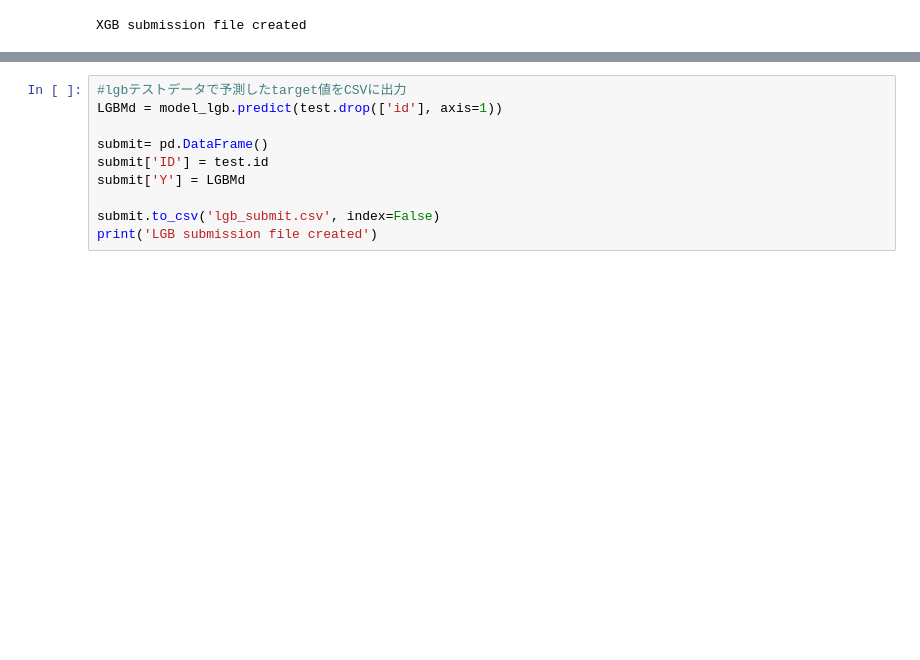
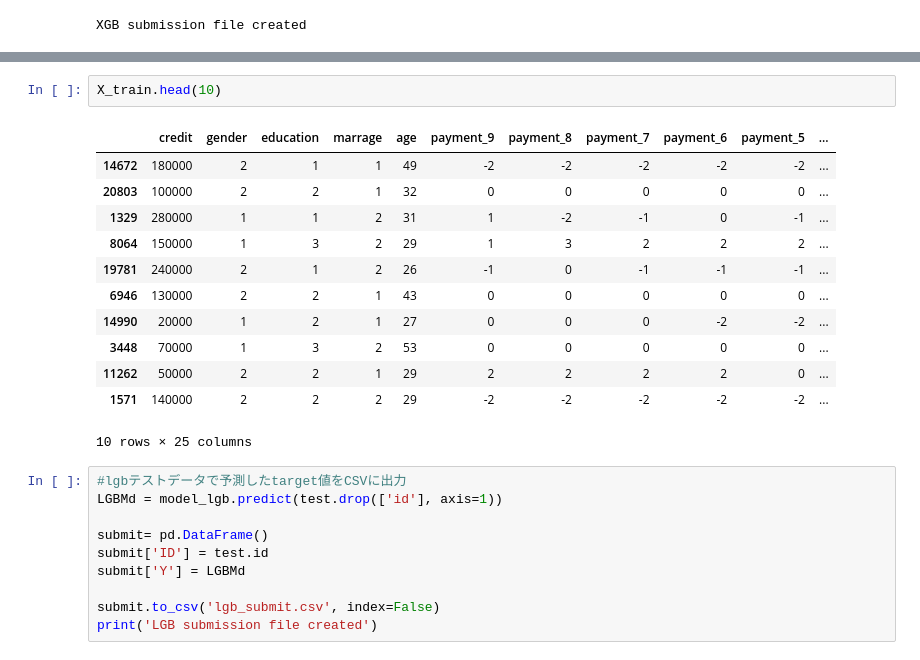
Before and after one commit to takumi5757/git_probspace, a Jupyter notebook: credit_compe.ipynb, the cells around one changed output, grey strips where cells are left out. Saved outputs shown, nothing was run; the diff lists cells and outputs as text; blank space fills up the shorter version.

```diff
--- a/credit_compe.ipynb
+++ b/credit_compe.ipynb
@@ -222,3 +228,18 @@ print('{:^5}'.format("\tRMSE: ")
+# %%
+X_train.head(10)
+# %% [output]
+|  | credit | gender | education | marrage | age | payment_9 | payment_8 | payment_7 | payment_6 | payment_5 | ... |
+| 14672 | 180000 | 2 | 1 | 1 | 49 | -2 | -2 | -2 | -2 | -2 | ... |
+| 20803 | 100000 | 2 | 2 | 1 | 32 | 0 | 0 | 0 | 0 | 0 | ... |
+| 1329 | 280000 | 1 | 1 | 2 | 31 | 1 | -2 | -1 | 0 | -1 | ... |
+| 8064 | 150000 | 1 | 3 | 2 | 29 | 1 | 3 | 2 | 2 | 2 | ... |
+| 19781 | 240000 | 2 | 1 | 2 | 26 | -1 | 0 | -1 | -1 | -1 | ... |
+| 6946 | 130000 | 2 | 2 | 1 | 43 | 0 | 0 | 0 | 0 | 0 | ... |
+| 14990 | 20000 | 1 | 2 | 1 | 27 | 0 | 0 | 0 | -2 | -2 | ... |
+| 3448 | 70000 | 1 | 3 | 2 | 53 | 0 | 0 | 0 | 0 | 0 | ... |
+| 11262 | 50000 | 2 | 2 | 1 | 29 | 2 | 2 | 2 | 2 | 0 | ... |
+| 1571 | 140000 | 2 | 2 | 2 | 29 | -2 | -2 | -2 | -2 | -2 | ... |
+10 rows × 25 columns
 # %%
 #lgbテストデータで予測したtarget値をCSVに出力
 LGBMd = model_lgb.predict(test.drop(['id'], axis=1))
```
Also changed, not shown: parts of 4 cells of this notebook.
